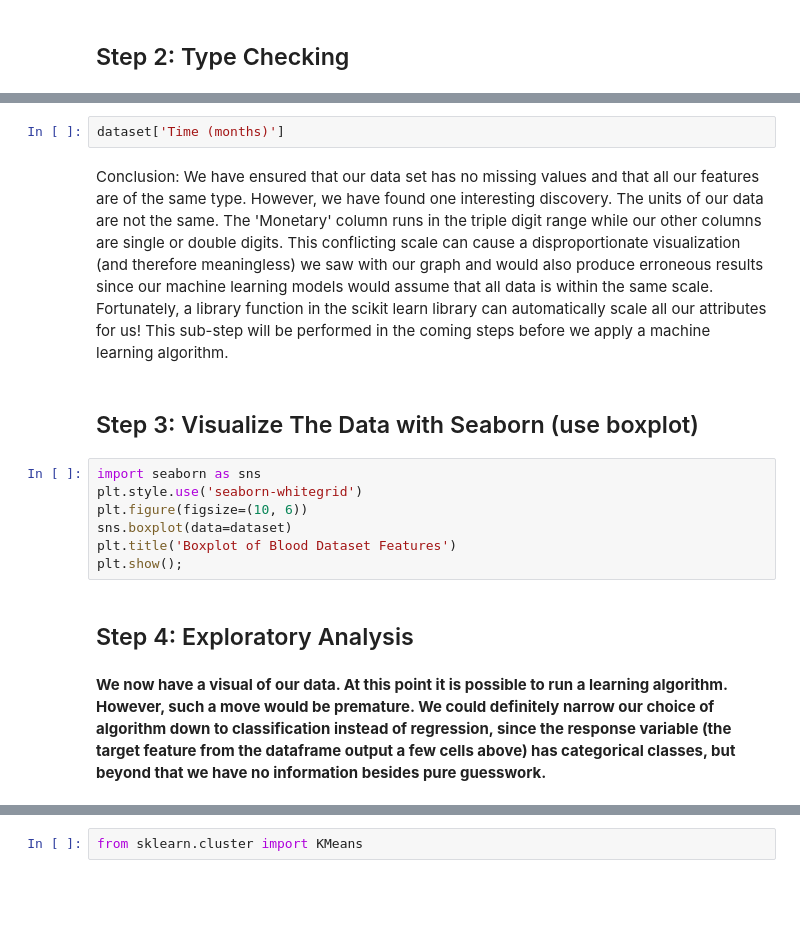
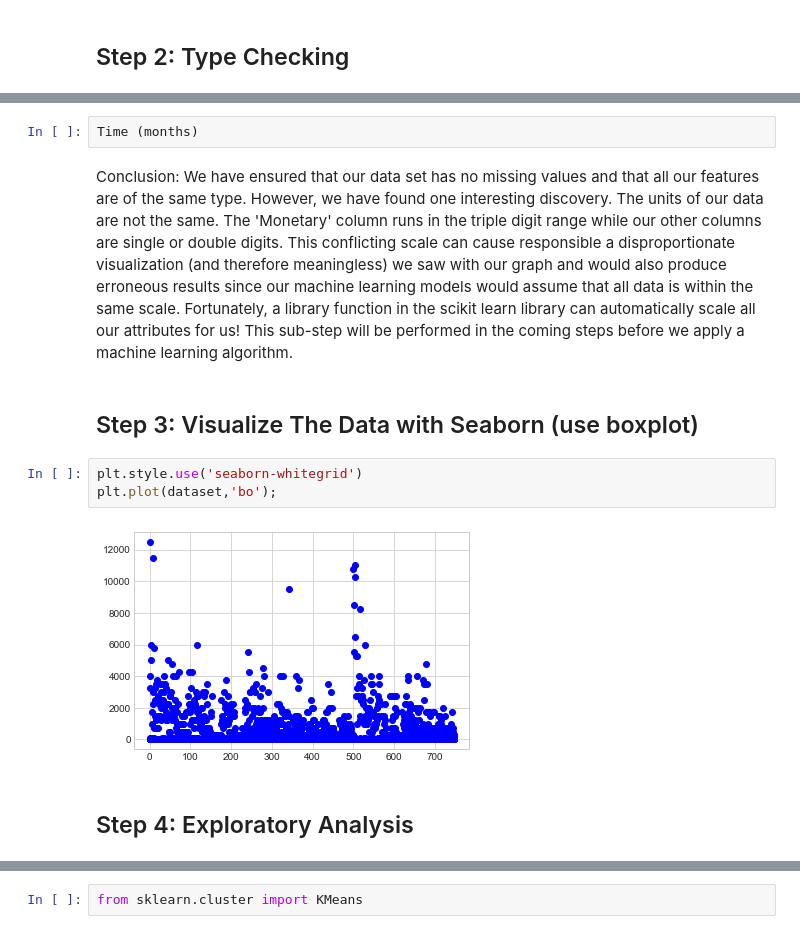
Before and after one commit to Hemanshu-Bhargav/Machine-Learning-Collection, a Jupyter notebook: CCPS 844 Assignment Comprehensive Algorithm Comparision.ipynb, the cells around one changed output, grey strips where cells are left out. Saved outputs shown, nothing was run; the diff lists cells and outputs as text; blank space fills up the shorter version.

```diff
--- a/CCPS 844 Assignment Comprehensive Algorithm Comparision.ipynb
+++ b/CCPS 844 Assignment Comprehensive Algorithm Comparision.ipynb
@@ -33,17 +57,13 @@ dataset['Monetary (c.c. blood)']
-# %%
-dataset['Time (months)']
+# %%
+Time (months)
 # %% [markdown]
-Conclusion: We have ensured that our data set has no missing values and that all our features are of the same type. However, we have found one interesting discovery. The units of our data are not the same. The 'Monetary' column runs in the triple digit range while our other columns are single or double digits. This conflicting scale can cause a disproportionate visualization (and therefore meaningless) we saw with our graph and would also produce erroneous results since our machine learning models would assume that all data is within the same scale. Fortunately, a library function in the scikit learn library can automatically scale all our attributes for us! This sub-step will be performed in the coming steps before we apply a machine learning algorithm.
+Conclusion: We have ensured that our data set has no missing values and that all our features are of the same type. However, we have found one interesting discovery. The units of our data are not the same. The 'Monetary' column runs in the triple digit range while our other columns are single or double digits. This conflicting scale can cause responsible a disproportionate visualization (and therefore meaningless) we saw with our graph and would also produce erroneous results since our machine learning models would assume that all data is within the same scale. Fortunately, a library function in the scikit learn library can automatically scale all our attributes for us! This sub-step will be performed in the coming steps before we apply a machine learning algorithm.
 # %% [markdown]
 ## Step 3: Visualize The Data with Seaborn (use boxplot)
-# %%
-import seaborn as sns
-plt.style.use('seaborn-whitegrid')
-plt.figure(figsize=(10, 6))
-sns.boxplot(data=dataset)
-plt.title('Boxplot of Blood Dataset Features')
-plt.show();
+# %%
+plt.style.use('seaborn-whitegrid')
+plt.plot(dataset,'bo');
+# %% [output]
+[figure, added]
 # %% [markdown]
 ## Step 4: Exploratory Analysis
-# %% [markdown]
-**We now have a visual of our data. At this point it is possible to run a learning algorithm. However, such a move would be premature. We could definitely narrow our choice of algorithm down to classification instead of regression, since the response variable (the target feature from the dataframe output a few cells above) has categorical classes, but beyond that we have no information besides pure guesswork.**
```
Also changed, not shown: parts of 196 cells of this notebook.
